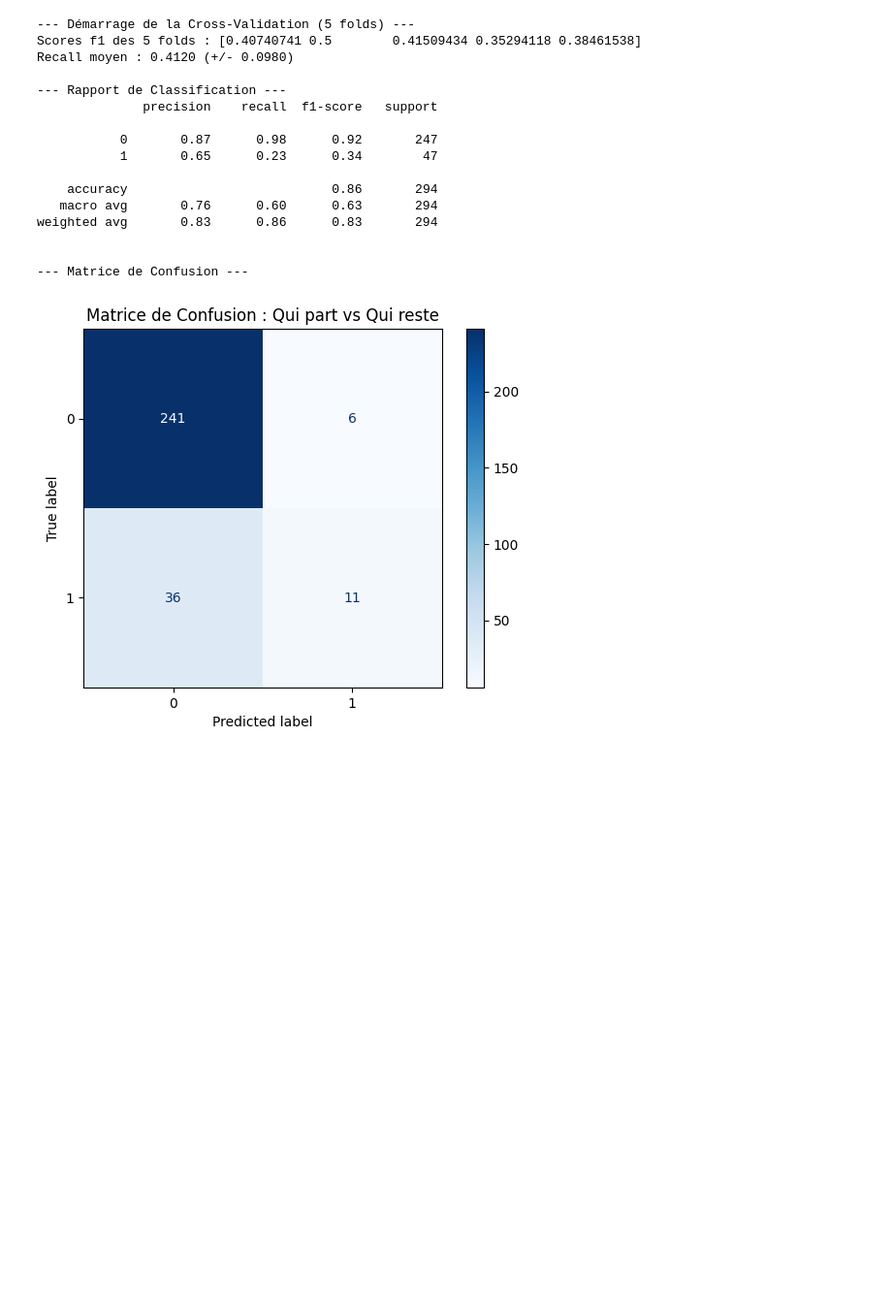
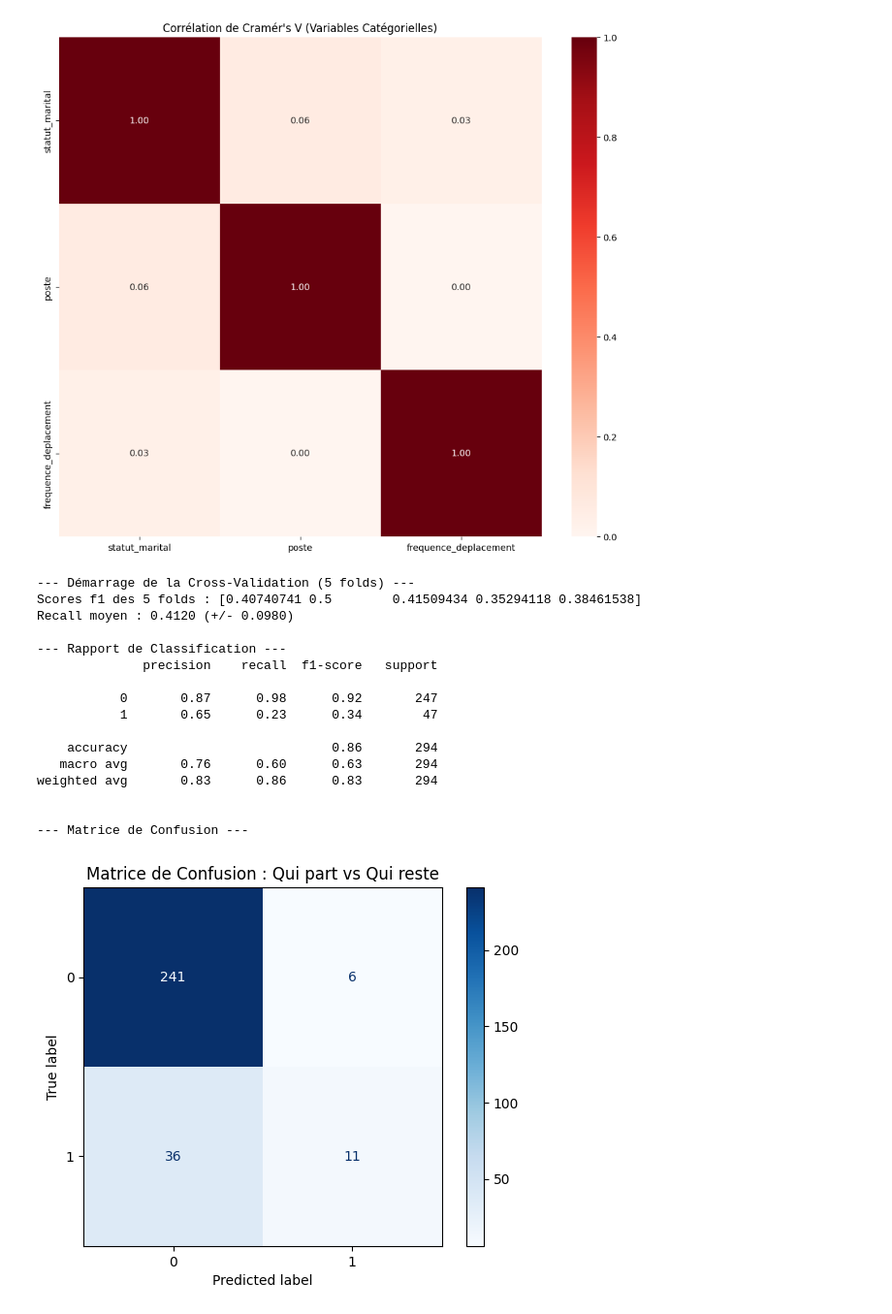
Before and after one commit to Apinsun/Projet4, a Jupyter notebook: projet4_v2.ipynb, the cells around one changed output. Shown at 97% size. Drawn from its saved outputs; the diff is of its cells as text; code cells hidden in the pictures; blank space fills up the shorter version.

```diff
--- a/projet4_v2.ipynb
+++ b/projet4_v2.ipynb
@@ -256,3 +283,42 @@ df_clean['augementation_salaire_precedente'] = df_clean['augementation_salaire_p
+# %%
+import scipy.stats as ss
+import seaborn as sns
+import matplotlib.pyplot as plt
+
+# 1. Fonction pour calculer le V de Cramér entre deux séries
+def cramers_v(x, y):
+    confusion_matrix = pd.crosstab(x, y)
+    chi2 = ss.chi2_contingency(confusion_matrix)[0]
+    n = confusion_matrix.sum().sum()
+    phi2 = chi2 / n
+    r, k = confusion_matrix.shape
+    phi2corr = max(0, phi2 - ((k-1)*(r-1))/(n-1))
+    rcorr = r - ((r-1)**2)/(n-1)
+    kcorr = k - ((k-1)**2)/(n-1)
+    return np.sqrt(phi2corr / min((kcorr-1), (rcorr-1)))
+
+# 2. Sélectionner vos variables catégorielles
+# (Adaptez la liste si besoin)
+cat_cols = df_clean.select_dtypes(include=['object', 'category']).columns.tolist()
+
+# 3. Calculer la matrice
+rows = []
+for var1 in cat_cols:
+    col = []
+    for var2 in cat_cols:
+        cramers = cramers_v(df_clean[var1], df_clean[var2])
+        col.append(cramers)
+    rows.append(col)
+
+cramers_results = pd.DataFrame(rows, columns=cat_cols, index=cat_cols)
+
+# 4. Afficher la Heatmap
+plt.figure(figsize=(12, 10))
+sns.heatmap(cramers_results, annot=True, fmt='.2f', cmap='Reds', vmin=0, vmax=1)
+plt.title("Corrélation de Cramér's V (Variables Catégorielles)")
+plt.show()
+# %% [output]
+[figure, added]
 # %%
 
 # profile = ProfileReport(df_clean, title="Rapport d'Exploration du data frame final")
```
Also changed, not shown: parts of 3 cells of this notebook.
